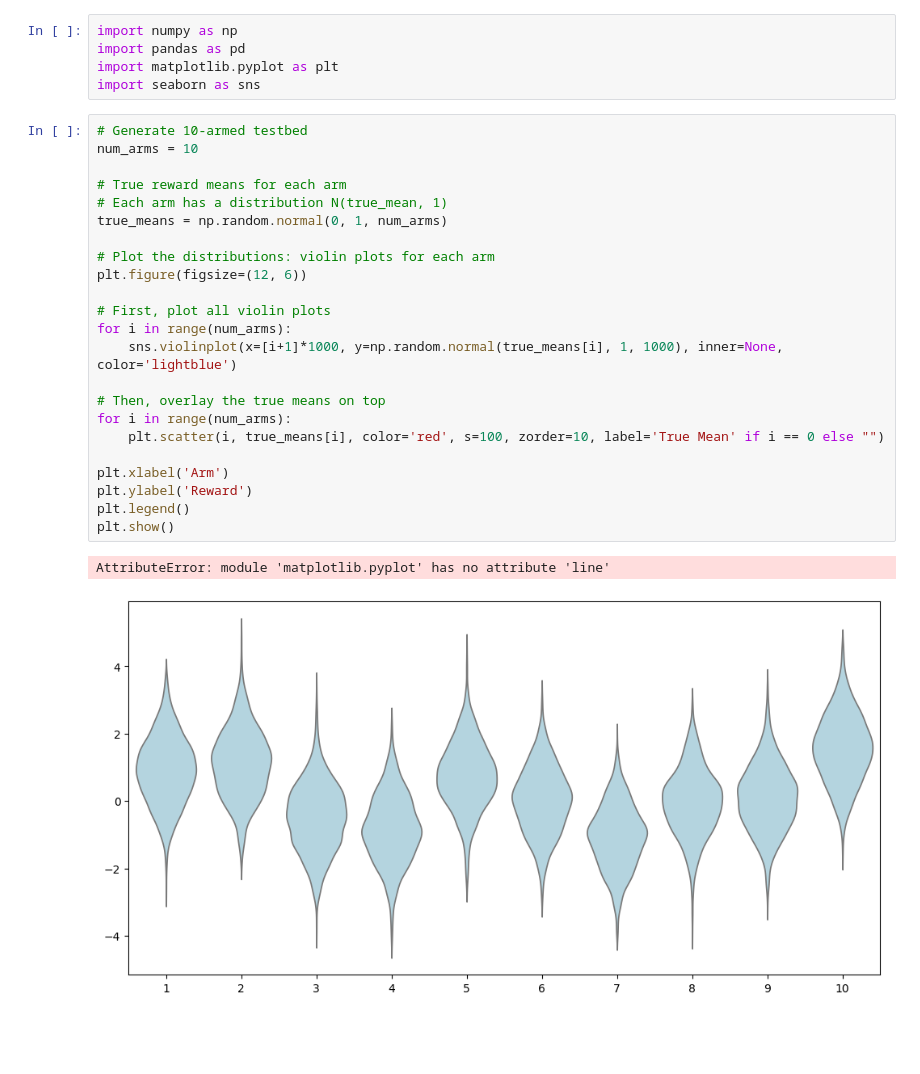
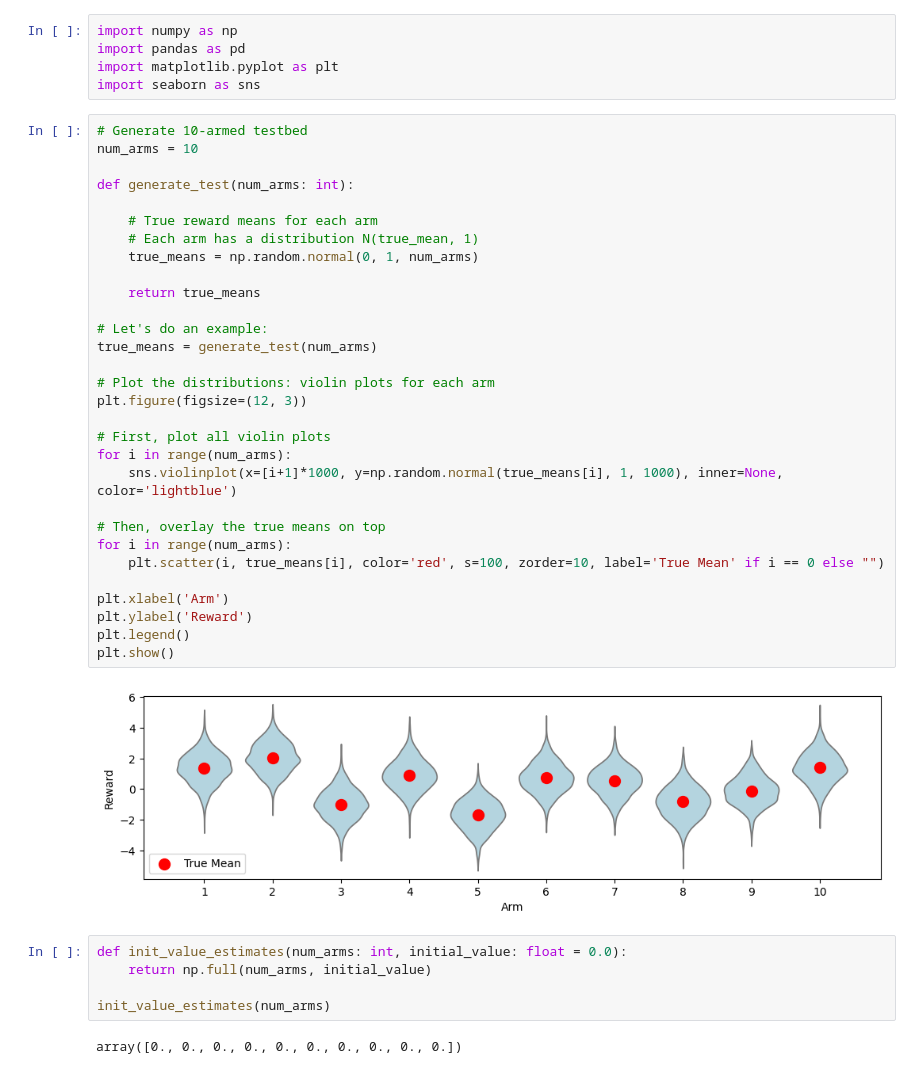
Before and after one commit to nicolasances/rl-theory, a Jupyter notebook: multi-arm-bandit.ipynb, the cells around one changed output. Drawn from its saved outputs; the diff is of its cells as text; blank space fills up the shorter version.

```diff
--- a/multi-arm-bandit.ipynb
+++ b/multi-arm-bandit.ipynb
@@ -13,26 +13,39 @@ import seaborn as sns
 # %%
 # Generate 10-armed testbed
 num_arms = 10
 
-# True reward means for each arm
-# Each arm has a distribution N(true_mean, 1)
-true_means = np.random.normal(0, 1, num_arms)
+def generate_test(num_arms: int):
+
+    # True reward means for each arm
+    # Each arm has a distribution N(true_mean, 1)
+    true_means = np.random.normal(0, 1, num_arms)
+
+    return true_means
+
+# Let's do an example:
+true_means = generate_test(num_arms)
 
 # Plot the distributions: violin plots for each arm
-plt.figure(figsize=(12, 6))
+plt.figure(figsize=(12, 3))
 
 # First, plot all violin plots
 for i in range(num_arms):
     sns.violinplot(x=[i+1]*1000, y=np.random.normal(true_means[i], 1, 1000), inner=None, color='lightblue')
 
 # Then, overlay the true means on top
 for i in range(num_arms):
     plt.scatter(i, true_means[i], color='red', s=100, zorder=10, label='True Mean' if i == 0 else "")
 
 plt.xlabel('Arm')
 plt.ylabel('Reward')
 plt.legend()
 plt.show()
 # %% [output]
-AttributeError: module 'matplotlib.pyplot' has no attribute 'line'
-[figure, old version]
+[figure, new version]
+# %%
+def init_value_estimates(num_arms: int, initial_value: float = 0.0):
+    return np.full(num_arms, initial_value)
+
+init_value_estimates(num_arms)
+# %% [output]
+array([0., 0., 0., 0., 0., 0., 0., 0., 0., 0.])
```
Also changed, not shown: parts of 4 cells of this notebook, 1 other file.
